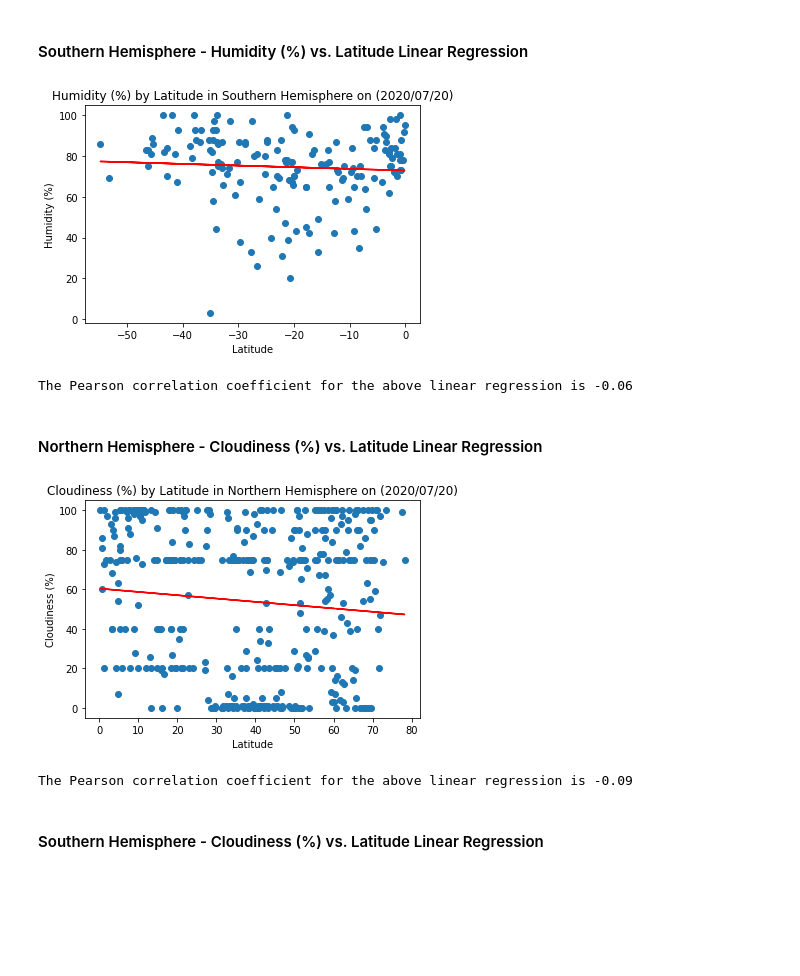
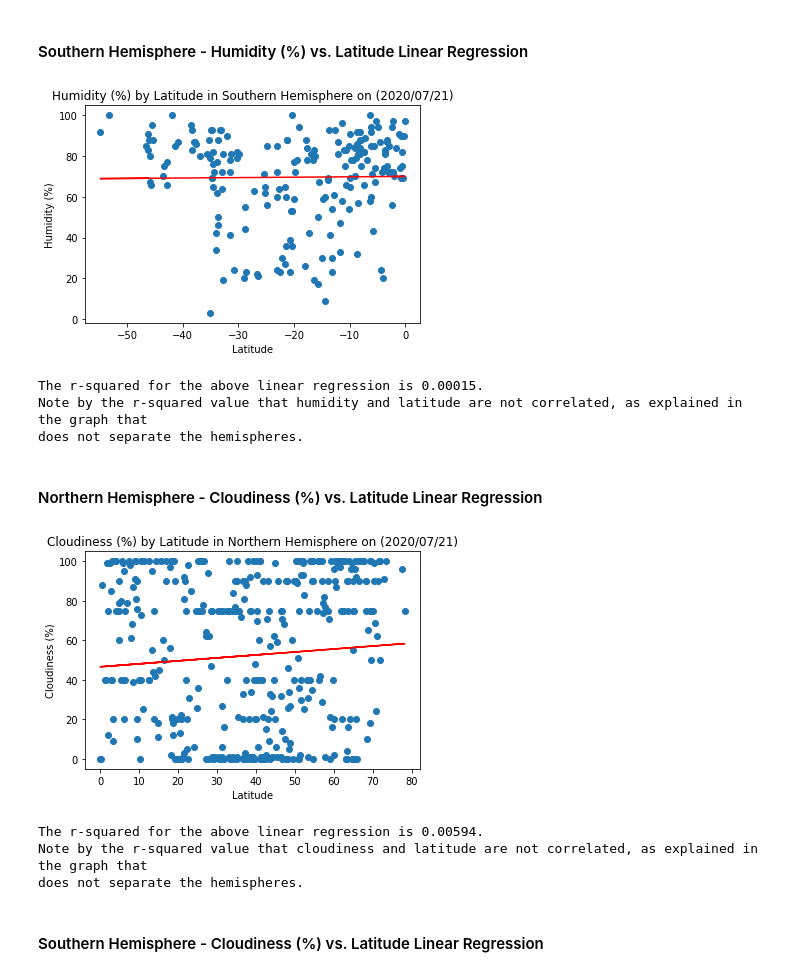
Before and after one commit to JamesRucker/Vacation-Locations, a Jupyter notebook: WeatherPy/WeatherPy.ipynb, the cells around one changed output. Cells and saved outputs as stored; diff of their text form; code cells hidden in the pictures; blank space fills up the shorter version.

```diff
--- a/WeatherPy/WeatherPy.ipynb
+++ b/WeatherPy/WeatherPy.ipynb
@@ -26,7 +26,7 @@ output_data_file = "output_data/cities.csv"
 
 # If running code from previous CSV output (possible to avoid pinging API too many times), uncomment the second line.
 run_api = True
-run_api = False
+#run_api = False
 
 # Range of latitudes and longitudes
 lat_range = (-90, 90)
@@ -238,7 +258,8 @@ def lin_regress(x_values, y_values, hemisphere):
     # Run linear regression
     slope, intercept, r_value, p_value, std_err = linregress(x, y)
     plt.plot(x, intercept + slope*x, 'r')
-    r_out = r_value.round(decimals=2)
+    r_out = r_value*r_value
+    r_out = r_out.round(decimals=5)
 
     # Change plot title
     plt.title(f"{y_values} by {x_values} in {hemisphere} Hemisphere on ({datetime.today().strftime('%Y/%m/%d')})")
@@ -249,7 +270,7 @@ def lin_regress(x_values, y_values, hemisphere):
     else:
         plt.savefig(f"output_data/{y_values}_by_{x_values}_in_{hemisphere}_hemisphere.png", format="png")
 
-    return(f"The Pearson correlation coefficient for the above linear regression is {r_out}")
+    return(f"The r-squared for the above linear regression is {r_out}. \n")
 # %% [markdown]
 ## Latitude vs. Temperature Plot
 # %%
@@ -426,29 +465,41 @@ hemisphere = "Southern"
 # Lineaer regression is run and returns the Pearson correlation coefficient stored in the analysis variable.
 analysis = lin_regress(x_values, y_values, hemisphere)
 
+# Analysis is written
+analysis += "Note by the r-squared value that humidity and latitude are not correlated, as explained in the graph that \n"
+analysis += "does not separate the hemispheres."
+
 # Output the outputs
 plt.show()
 print(analysis)
 # %% [output]
-[figure, old version]
+[figure, new version]
-The Pearson correlation coefficient for the above linear regression is -0.06
+The r-squared for the above linear regression is 0.00015.
+Note by the r-squared value that humidity and latitude are not correlated, as explained in the graph that
+does not separate the hemispheres.
 # %% [markdown]
 ####  Northern Hemisphere - Cloudiness (%) vs. Latitude Linear Regression
 # %%
 # Relevant hemisphere and x and y axis are defined.
 x_values = "Latitude"
 y_values = "Cloudiness (%)"
 hemisphere = "Northern"
 
 # Lineaer regression is run and returns the Pearson correlation coefficient stored in the analysis variable.
 analysis = lin_regress(x_values, y_values, hemisphere)
 
+# Analysis is written
+analysis += "Note by the r-squared value that cloudiness and latitude are not correlated, as explained in the graph that \n"
+analysis += "does not separate the hemispheres."
+
 # Output the outputs
 plt.show()
 print(analysis)
 # %% [output]
-[figure, old version]
+[figure, new version]
-The Pearson correlation coefficient for the above linear regression is -0.09
+The r-squared for the above linear regression is 0.00594.
+Note by the r-squared value that cloudiness and latitude are not correlated, as explained in the graph that
+does not separate the hemispheres.
 # %% [markdown]
 ####  Southern Hemisphere - Cloudiness (%) vs. Latitude Linear Regression
 # %%
```
Also changed, not shown: parts of 13 cells of this notebook.
